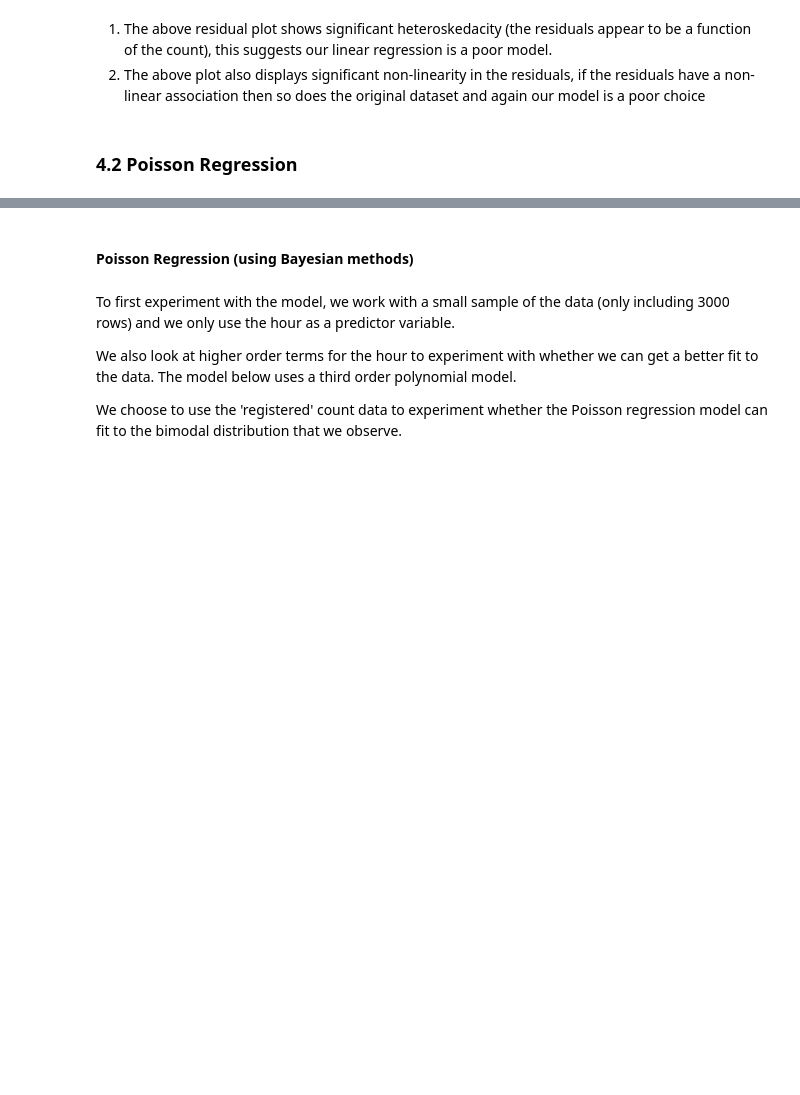
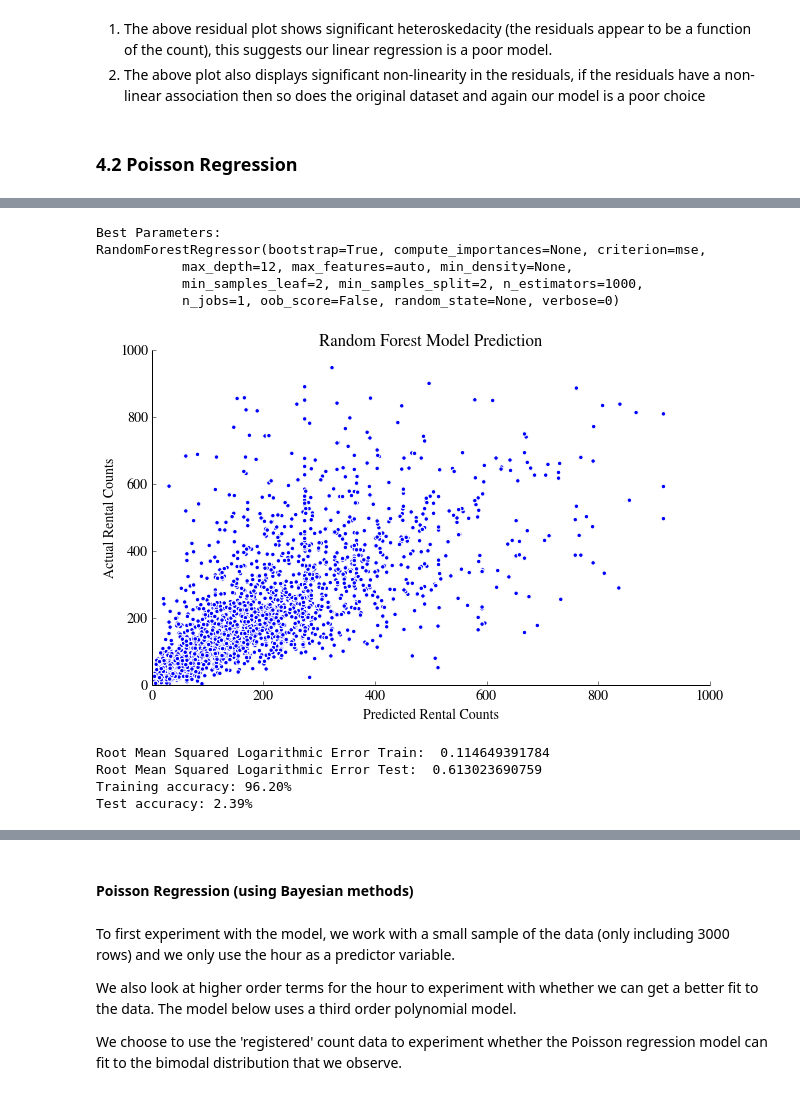
Before and after one commit to fraser-campbell/Machine-Learning-Projects, a Jupyter notebook: Bike Sharing/Bike Sharing.ipynb, the cells around one changed output, grey strips where cells are left out. Cells and saved outputs as stored; diff of their text form; code cells hidden in the pictures; blank space fills up the shorter version.

```diff
--- a/Bike Sharing/Bike Sharing.ipynb
+++ b/Bike Sharing/Bike Sharing.ipynb
@@ -468,0 +591,17 @@ http://nbviewer.ipython.org/github/SheffieldML/notebook/blob/master/GPy/Poisson%
+# %%
+from sklearn.ensemble import RandomForestRegressor
+from sklearn.cross_validation import train_test_split
+from sklearn.metrics import make_scorer
+
+finalDF_mod = data
+finalDF_mod = data.drop('datetime', 1)
+finalDF_mod = finalDF_mod.drop('count', 1)
+finalDF_mod = finalDF_mod.drop('registered', 1)
+finalDF_mod = finalDF_mod.drop('casual', 1)
+y_data = data['count']
+x_data = finalDF_mod
+features = x_data.columns
+
+xtrain, xtest, ytrain, ytest = train_test_split(x_data, y_data)
+
+# print features, type(xtrain[:,5][1]), np.unique(xtrain[:,0])
@@ -468,0 +655,35 @@ http://nbviewer.ipython.org/github/SheffieldML/notebook/blob/master/GPy/Poisson%
+# %%
+print 'Best Parameters:'
+print rf.best_estimator_
+# %% [output]
+Best Parameters:
+RandomForestRegressor(bootstrap=True, compute_importances=None, criterion=mse,
+           max_depth=12, max_features=auto, min_density=None,
+           min_samples_leaf=2, min_samples_split=2, n_estimators=1000,
+           n_jobs=1, oob_score=False, random_state=None, verbose=0)
+# %%
+# Model Running with optimum parameters
+clf = RandomForestRegressor(n_jobs=1, max_depth=12, n_estimators=10000, min_samples_leaf=2, min_samples_split=2, max_features = 'auto', oob_score=True)
+clf.fit(xtrain, ytrain)
+preds = clf.predict(xtest)
+# %%
+plt.scatter(preds, ytest)
+plt.title("Random Forest Model Prediction")
+plt.ylabel("Actual Rental Counts")
+plt.xlabel("Predicted Rental Counts")
+plt.xlim(0, 1000)
+plt.ylim(0, 1000)
+remove_border()
+# %% [output]
+[figure, added]
+# %%
+#Root Mean Squared Logarithmic Error (RMSLE)
+print "Root Mean Squared Logarithmic Error Train: ", rmsele(clf.predict(xtrain), ytrain)
+print "Root Mean Squared Logarithmic Error Test: ", rmsele(clf.predict(xtest), ytest)
+print "Training accuracy: %0.2f%%" % (100*clf.score(xtrain, ytrain))
+print "Test accuracy: %0.2f%%" % (100*clf.score(xtest, ytest)) + "\n"
+# %% [output]
+Root Mean Squared Logarithmic Error Train:  0.114649391784
+Root Mean Squared Logarithmic Error Test:  0.613023690759
+Training accuracy: 96.20%
+Test accuracy: 2.39%
```
Also changed, not shown: parts of 35 cells of this notebook.
